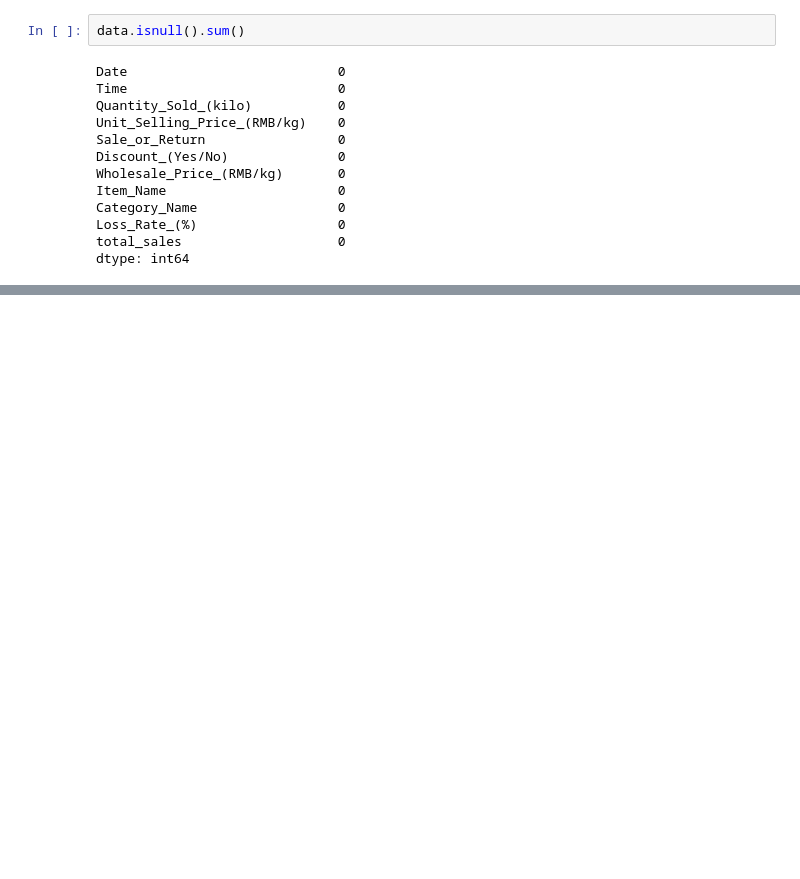
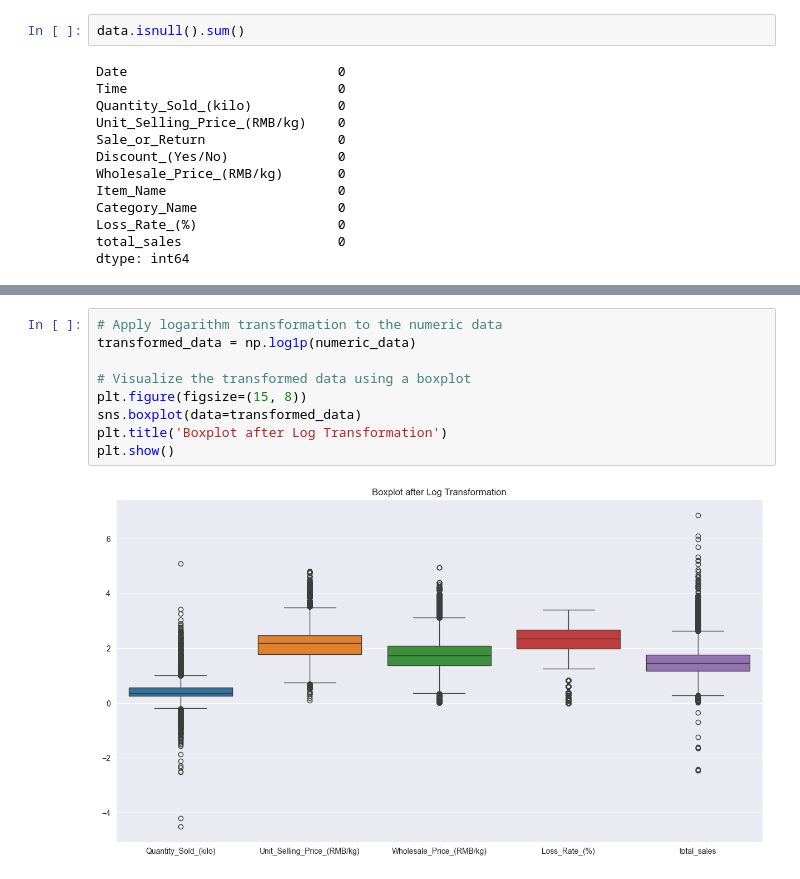
Before and after one commit to RumethSandinu/Project-connexa, a Jupyter notebook: Shamal/model_building.ipynb, the cells around one changed output, grey strips where cells are left out. Cells and saved outputs as stored; diff of their text form; blank space fills up the shorter version.

```diff
--- a/Shamal/model_building.ipynb
+++ b/Shamal/model_building.ipynb
@@ -714,0 +724,11 @@ plt.show()
+# %%
+# Apply logarithm transformation to the numeric data
+transformed_data = np.log1p(numeric_data)
+
+# Visualize the transformed data using a boxplot
+plt.figure(figsize=(15, 8))
+sns.boxplot(data=transformed_data)
+plt.title('Boxplot after Log Transformation')
+plt.show()
+# %% [output]
+[figure, added]
```
Also changed, not shown: parts of 21 cells of this notebook.
